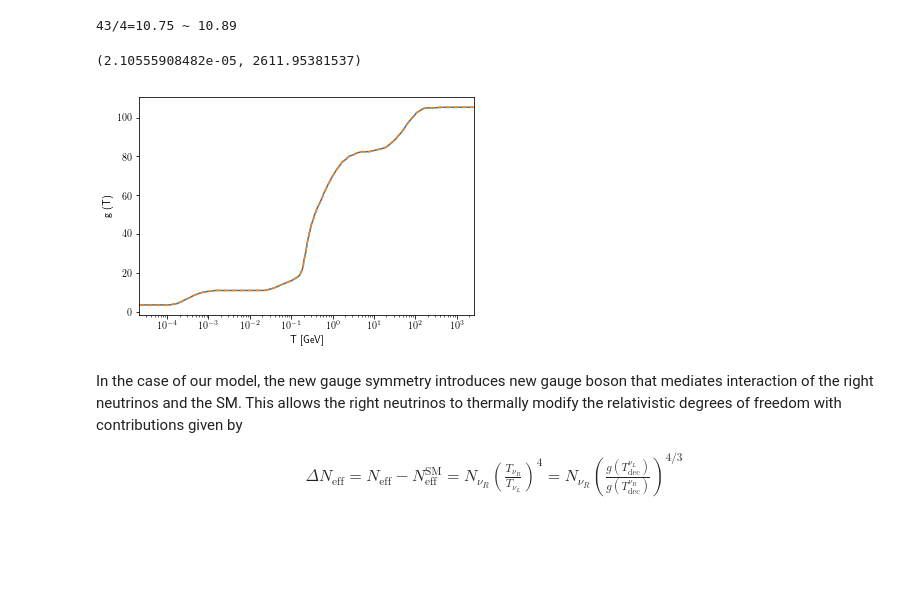
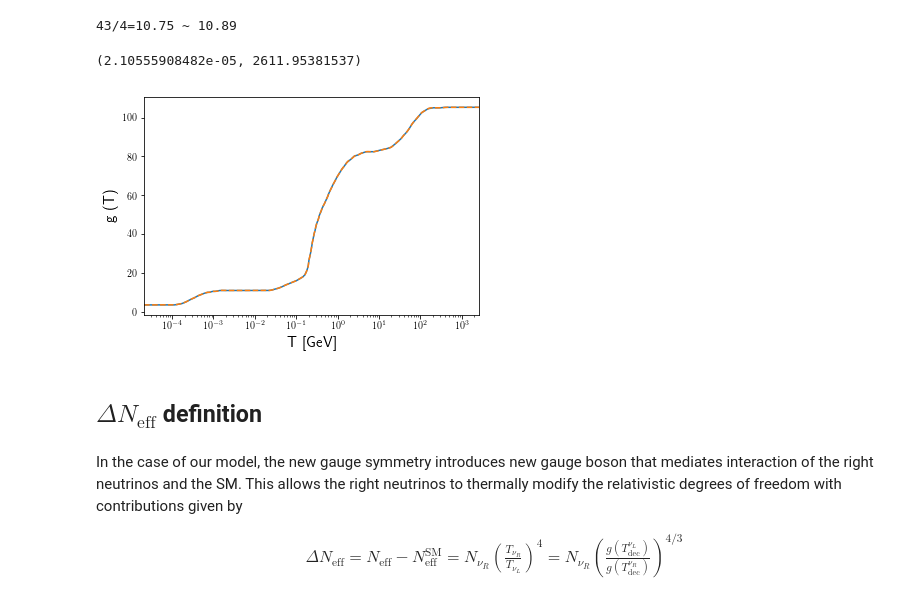
Before and after one commit to LBJ-Wade/DiracMajorana, a Jupyter notebook: DiracMajorana.ipynb, the cells around one changed output. Drawn from its saved outputs; the diff is of its cells as text; code cells hidden in the pictures; blank space fills up the shorter version.

```diff
--- a/DiracMajorana.ipynb
+++ b/DiracMajorana.ipynb
@@ -35,13 +35,15 @@ print('43/4={0:.2f} ~ {1:.2f}'.format(43/4,g_eff(3E-3)) )
 # %%
 Tnew = np.logspace(np.log10(T[0]),np.log10(T[-1]),1000)
 plt.plot(T,g,Tnew,g_eff(Tnew),'--')
 plt.xscale('log')
-plt.xlabel('T [GeV]')
-plt.ylabel('g (T)')
+plt.xlabel('T [GeV]',size=15)
+plt.ylabel('g (T)',size=15)
 plt.xlim(T[0],T[-1])
 # %% [output]
 (2.10555908482e-05, 2611.95381537)
-[figure, old version]
+[figure, new version]
+# %% [markdown]
+## $\Delta N_{\text{eff}}$ definition
 # %% [markdown]
 <!-- Describe your steps: what you did and why you did it -->
 In the case of our model, the new gauge symmetry introduces  new gauge boson that mediates interaction of the right neutrinos and the SM. This allows the right neutrinos to thermally modify the relativistic degrees of freedom with contributions given by
```
Also changed, not shown: parts of 25 cells of this notebook.
